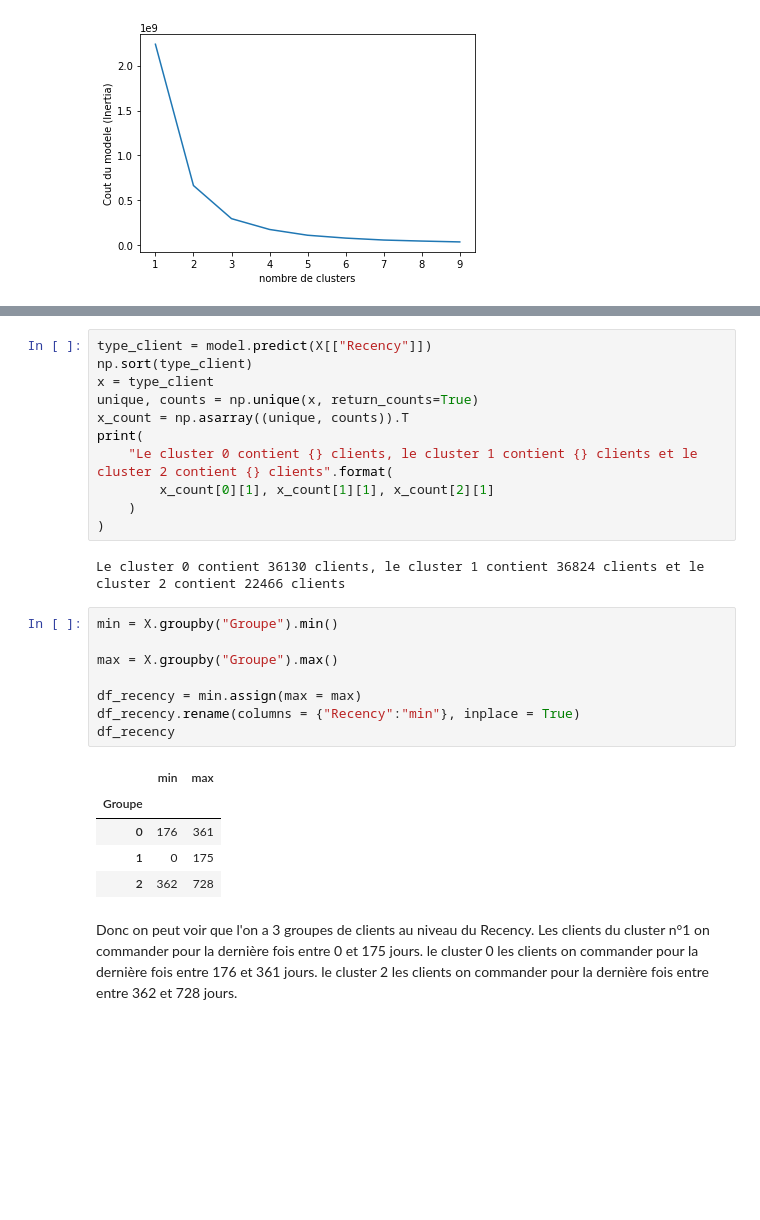
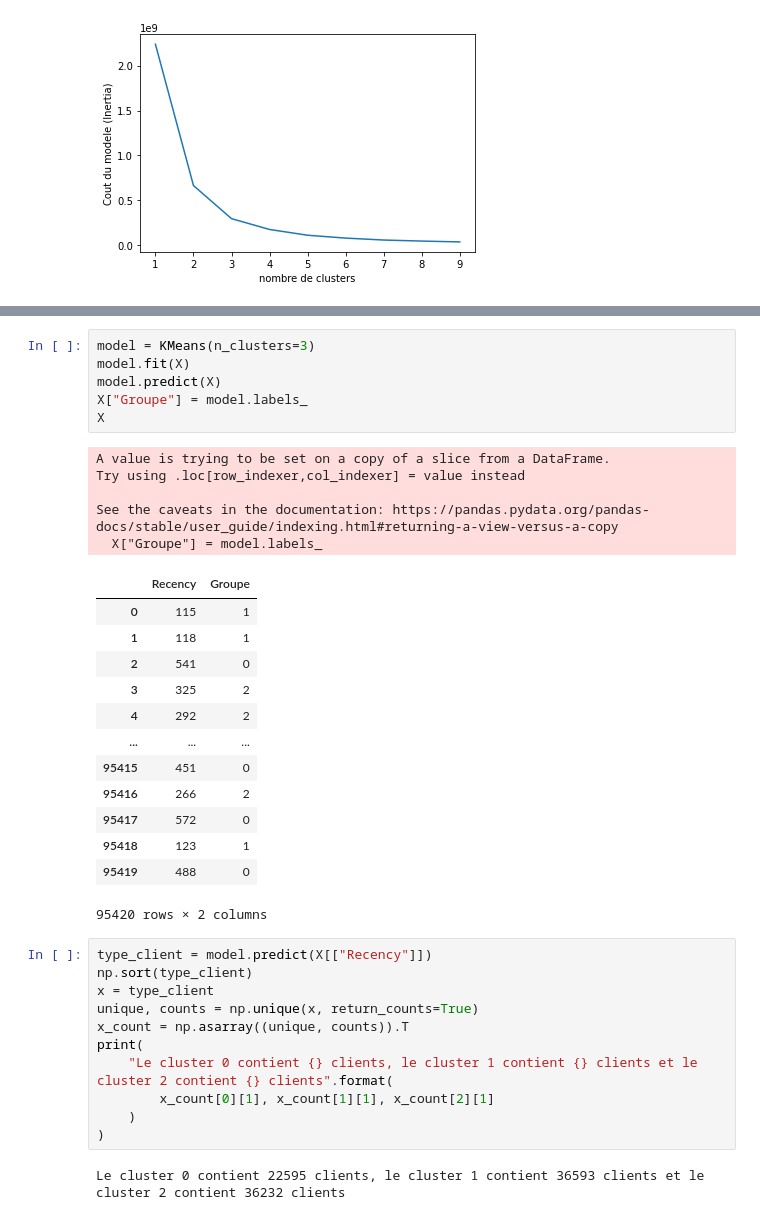
Before and after one commit to Data-dream-team-Laurence/Brief-data-dream-team, a Jupyter notebook: segmentation_client/segmentation.ipynb, the cells around one changed output, grey strips where cells are left out. Drawn from its saved outputs; the diff is of its cells as text; blank space fills up the shorter version.

Commit message:
Kmeans pour Recency

```diff
--- a/segmentation_client/segmentation.ipynb
+++ b/segmentation_client/segmentation.ipynb
@@ -440,32 +415,38 @@ See the caveats in the documentation: https://pandas.pydata.org/pandas-docs/stab
-# %%
-type_client = model.predict(X[["Recency"]])
-np.sort(type_client)
-x = type_client
-unique, counts = np.unique(x, return_counts=True)
-x_count = np.asarray((unique, counts)).T
-print(
-    "Le cluster 0 contient {} clients, le cluster 1 contient {} clients et le cluster 2 contient {} clients".format(
-        x_count[0][1], x_count[1][1], x_count[2][1]
-    )
-)
-# %% [output]
-Le cluster 0 contient 36130 clients, le cluster 1 contient 36824 clients et le cluster 2 contient 22466 clients
-# %%
-min = X.groupby("Groupe").min()
-
-max = X.groupby("Groupe").max()
-
-df_recency = min.assign(max = max)
-df_recency.rename(columns = {"Recency":"min"}, inplace = True)
-df_recency
-# %% [output]
-|  | min | max |
-| Groupe |  |  |
-| 0 | 176 | 361 |
-| 1 | 0 | 175 |
-| 2 | 362 | 728 |
-# %% [markdown]
-Donc on peut voir que l'on a 3 groupes de clients au niveau du Recency.</br>
-Les clients du cluster n°1 on commander pour la dernière fois entre 0 et 175 jours.</br>
-le cluster 0 les clients on commander pour la dernière fois entre  176 et 361 jours.</br>
-le cluster 2 les clients on commander pour la dernière fois entre  entre 362 et 728 jours.</br>
+# %%
+model = KMeans(n_clusters=3)
+model.fit(X)
+model.predict(X)
+X["Groupe"] = model.labels_
+X
+# %% [output]
+A value is trying to be set on a copy of a slice from a DataFrame.
+Try using .loc[row_indexer,col_indexer] = value instead
+
+See the caveats in the documentation: https://pandas.pydata.org/pandas-docs/stable/user_guide/indexing.html#returning-a-view-versus-a-copy
+  X["Groupe"] = model.labels_
+|  | Recency | Groupe |
+| 0 | 115 | 1 |
+| 1 | 118 | 1 |
+| 2 | 541 | 0 |
+| 3 | 325 | 2 |
+| 4 | 292 | 2 |
+| ... | ... | ... |
+| 95415 | 451 | 0 |
+| 95416 | 266 | 2 |
+| 95417 | 572 | 0 |
+| 95418 | 123 | 1 |
+| 95419 | 488 | 0 |
+95420 rows × 2 columns
+# %%
+type_client = model.predict(X[["Recency"]])
+np.sort(type_client)
+x = type_client
+unique, counts = np.unique(x, return_counts=True)
+x_count = np.asarray((unique, counts)).T
+print(
+    "Le cluster 0 contient {} clients, le cluster 1 contient {} clients et le cluster 2 contient {} clients".format(
+        x_count[0][1], x_count[1][1], x_count[2][1]
+    )
+)
+# %% [output]
+Le cluster 0 contient 22595 clients, le cluster 1 contient 36593 clients et le cluster 2 contient 36232 clients
```
Also changed, not shown: parts of 4 cells of this notebook.
